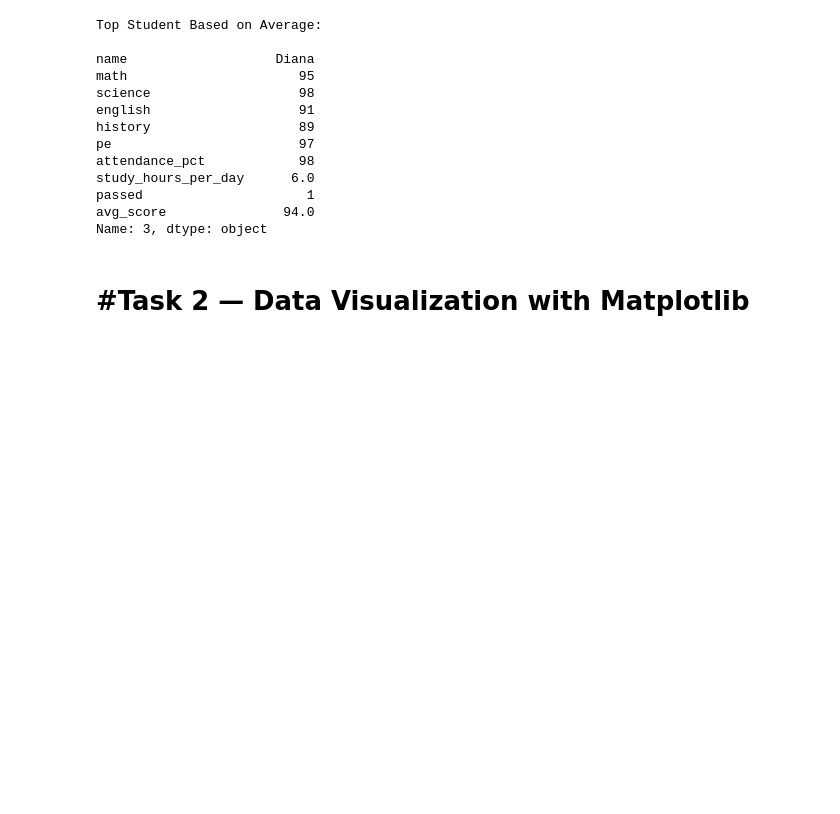
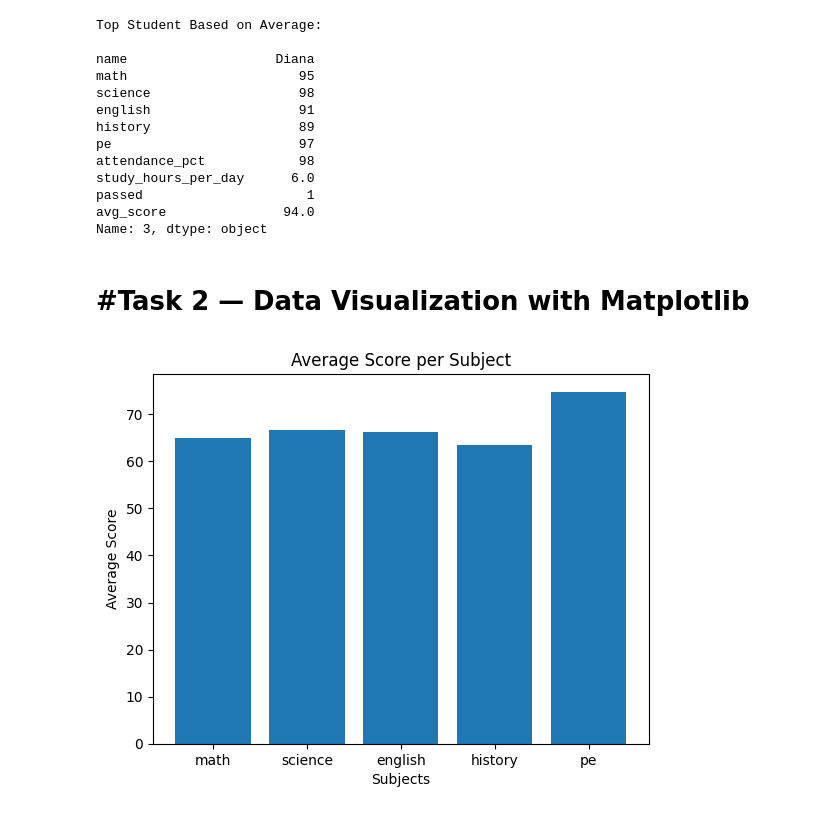
Before and after one commit to ShreyasRP94/assignment-03-Part4-bitsom_ba_2511032, a Jupyter notebook: python-assignment-part4/part4_visualization_ml.ipynb, the cells around one changed output. Drawn from its saved outputs; the diff is of its cells as text; code cells hidden in the pictures; blank space fills up the shorter version.

```diff
--- a/python-assignment-part4/part4_visualization_ml.ipynb
+++ b/python-assignment-part4/part4_visualization_ml.ipynb
@@ -145,3 +145,24 @@ avg_score               94.0
 Name: 3, dtype: object
 # %% [markdown]
 #  #Task 2 — Data Visualization with Matplotlib
+# %%
+subject_cols = ['math', 'science', 'english', 'history', 'pe']
+
+# Add average score column
+df['avg_score'] = df[subject_cols].mean(axis=1)
+# %%
+#Bar plot of average scores per subject
+
+avg_scores = df[subject_cols].mean()
+
+plt.figure()
+plt.bar(subject_cols, avg_scores)
+
+plt.title("Average Score per Subject")
+plt.xlabel("Subjects")
+plt.ylabel("Average Score")
+
+plt.savefig("plot1_bar.png")
+plt.show()
+# %% [output]
+[figure, added]
```
Also changed, not shown: parts of 6 cells of this notebook, 5 other files.
